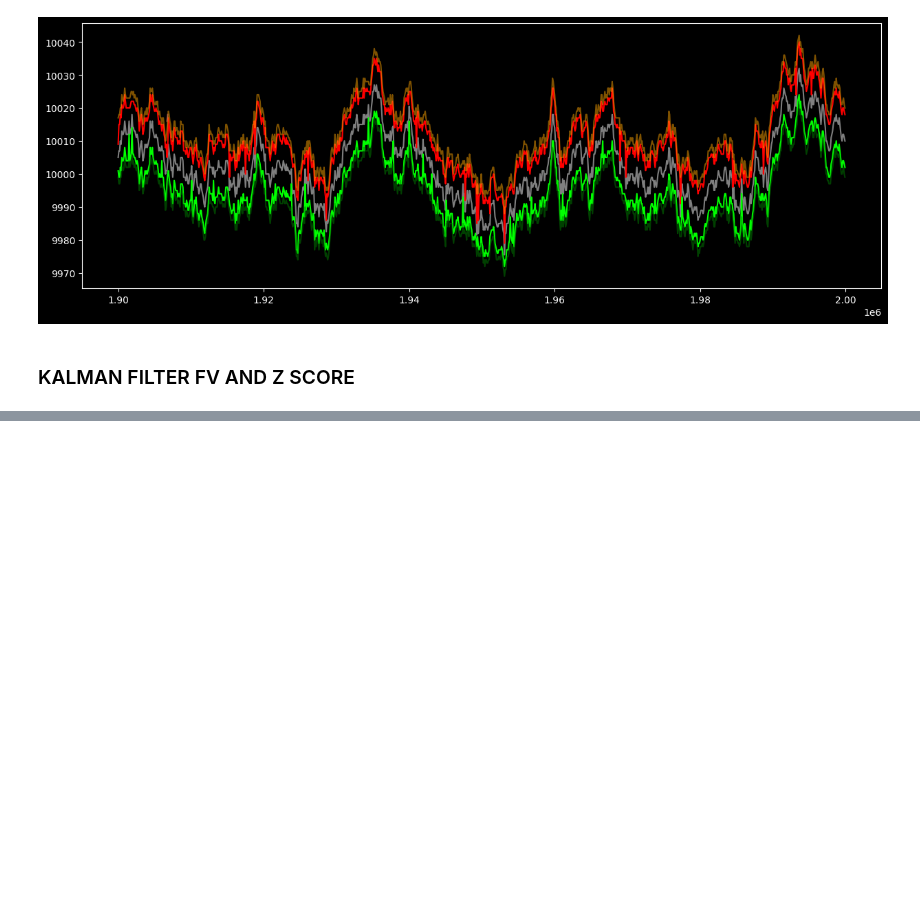
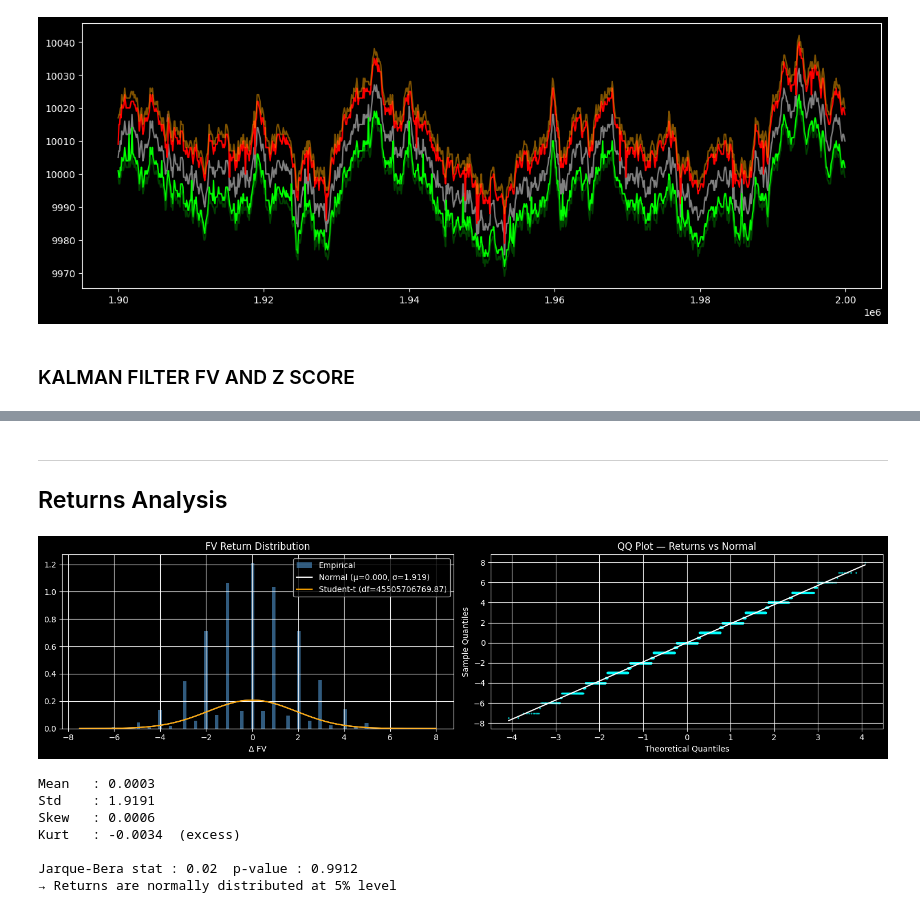
Before and after one commit to marcobattiston21/imc-prosperity-4, a Jupyter notebook: prosperity4/round3/notebooks/analysis_hydrogel_pack.ipynb, the cells around one changed output, grey strips where cells are left out. Cells and saved outputs as stored; diff of their text form; code cells hidden in the pictures; blank space fills up the shorter version.

```diff
--- a/prosperity4/round3/notebooks/analysis_hydrogel_pack.ipynb
+++ b/prosperity4/round3/notebooks/analysis_hydrogel_pack.ipynb
@@ -228,0 +308,57 @@ The p-value is: 0.0000
+# %% [markdown]
+---
+## Returns Analysis
+# %%
+# Tick-by-tick price changes on the fair value
+hydrogel["fv_return"] = hydrogel["fv"].diff()
+returns = hydrogel["fv_return"].dropna()
+
+fig, axes = plt.subplots(1, 2, figsize=(15, 4))
+
+# Histogram with fitted normal and t-distribution
+ax = axes[0]
+ax.hist(returns, bins=100, density=True, color="steelblue", alpha=0.7, label="Empirical")
+
+x = np.linspace(returns.min(), returns.max(), 500)
+
+mu, sigma = stats.norm.fit(returns)
+ax.plot(x, stats.norm.pdf(x, mu, sigma), color="white", linewidth=1.5, label=f"Normal (μ={mu:.3f}, σ={sigma:.3f})")
+
+df_t, loc_t, scale_t = stats.t.fit(returns)
+ax.plot(x, stats.t.pdf(x, df_t, loc_t, scale_t), color="orange", linewidth=1.5, label=f"Student-t (df={df_t:.2f})")
+
+ax.set_title("FV Return Distribution")
+ax.set_xlabel("Δ FV")
+ax.legend()
+ax.grid(True)
+
+# QQ plot vs normal
+ax = axes[1]
+(osm, osr), (slope, intercept, _) = stats.probplot(returns, dist="norm")
+ax.scatter(osm, osr, s=2, color="cyan", alpha=0.5)
+ax.plot(osm, slope * np.array(osm) + intercept, color="white", linewidth=1.5)
+ax.set_title("QQ Plot — Returns vs Normal")
+ax.set_xlabel("Theoretical Quantiles")
+ax.set_ylabel("Sample Quantiles")
+ax.grid(True)
+
+plt.tight_layout()
+plt.show()
+
+print(f"Mean   : {returns.mean():.4f}")
+print(f"Std    : {returns.std():.4f}")
+print(f"Skew   : {returns.skew():.4f}")
+print(f"Kurt   : {returns.kurtosis():.4f}  (excess)")
+
+jb_stat, jb_p, skew_jb, kurt_jb = jarque_bera(returns)
+print(f"\nJarque-Bera stat : {jb_stat:.2f}  p-value : {jb_p:.4f}")
+print("→ Returns are " + ("NOT " if jb_p < 0.05 else "") + "normally distributed at 5% level")
+# %% [output]
+[figure, added]
+Mean   : 0.0003
+Std    : 1.9191
+Skew   : 0.0006
+Kurt   : -0.0034  (excess)
+
+Jarque-Bera stat : 0.02  p-value : 0.9912
+→ Returns are normally distributed at 5% level
```
Also changed, not shown: parts of 21 cells of this notebook, 4 other files.
